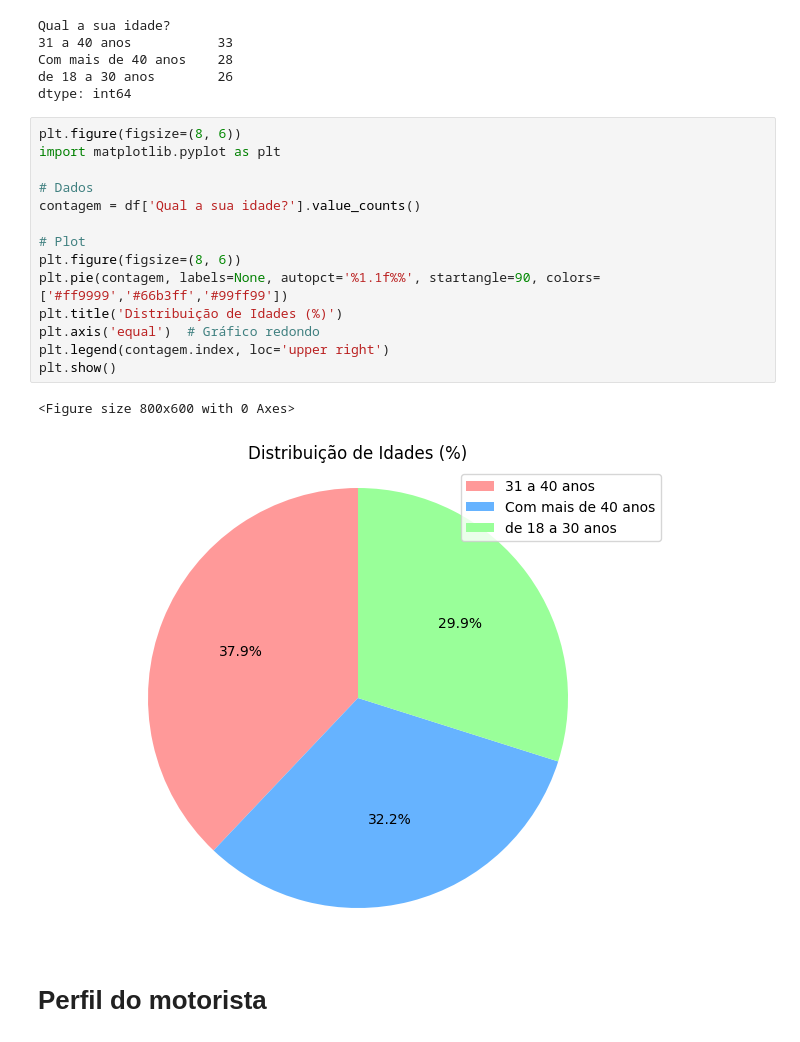
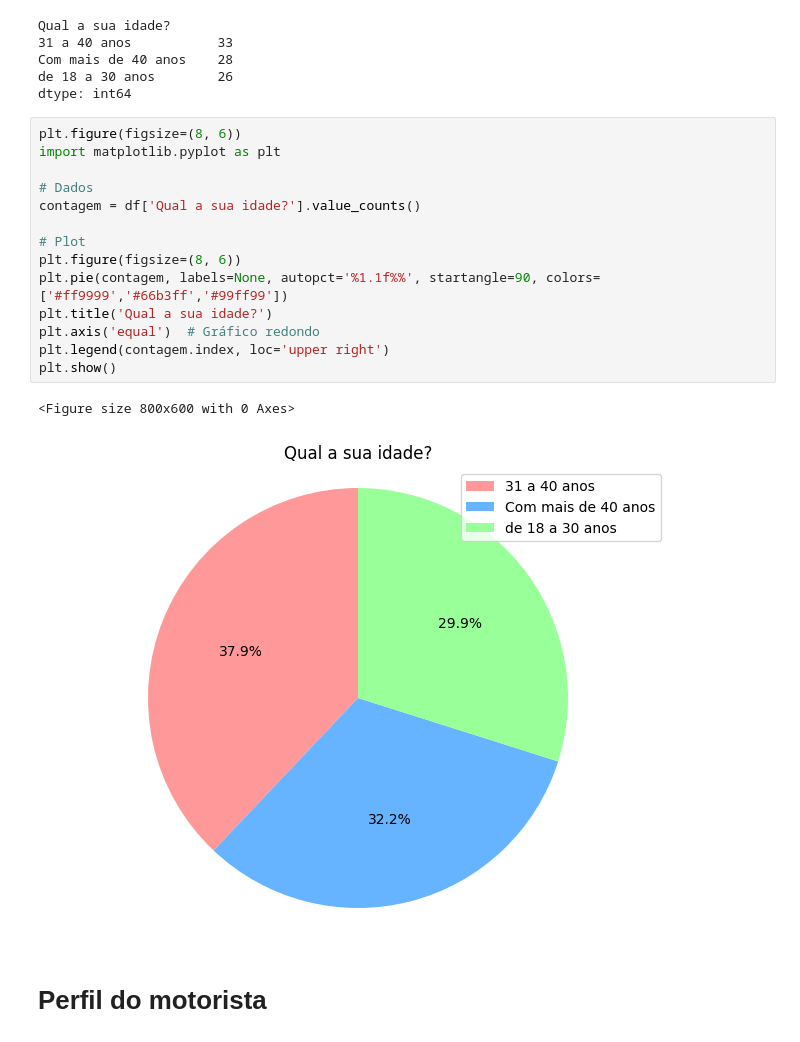
Before and after one commit to RosanaAlves/Oficina-App, a Jupyter notebook: Dados_questionario/Anlise_exploratória_dados_questionário.ipynb, the cells around one changed output. Cells and saved outputs as stored; diff of their text form.

```diff
--- a/Dados_questionario/Anlise_exploratória_dados_questionário.ipynb
+++ b/Dados_questionario/Anlise_exploratória_dados_questionário.ipynb
@@ -143,20 +108,20 @@ dtype: int64
 # %%
 plt.figure(figsize=(8, 6))
 import matplotlib.pyplot as plt
 
 # Dados
 contagem = df['Qual a sua idade?'].value_counts()
 
 # Plot
 plt.figure(figsize=(8, 6))
 plt.pie(contagem, labels=None, autopct='%1.1f%%', startangle=90, colors=['#ff9999','#66b3ff','#99ff99'])
-plt.title('Distribuição de Idades (%)')
+plt.title('Qual a sua idade?')
 plt.axis('equal')  # Gráfico redondo
 plt.legend(contagem.index, loc='upper right')
 plt.show()
 # %% [output]
 <Figure size 800x600 with 0 Axes>
-[figure, old version]
+[figure, new version]
 # %% [markdown]
 # Perfil do motorista
 # %%
```
Also changed, not shown: parts of 29 cells of this notebook.
